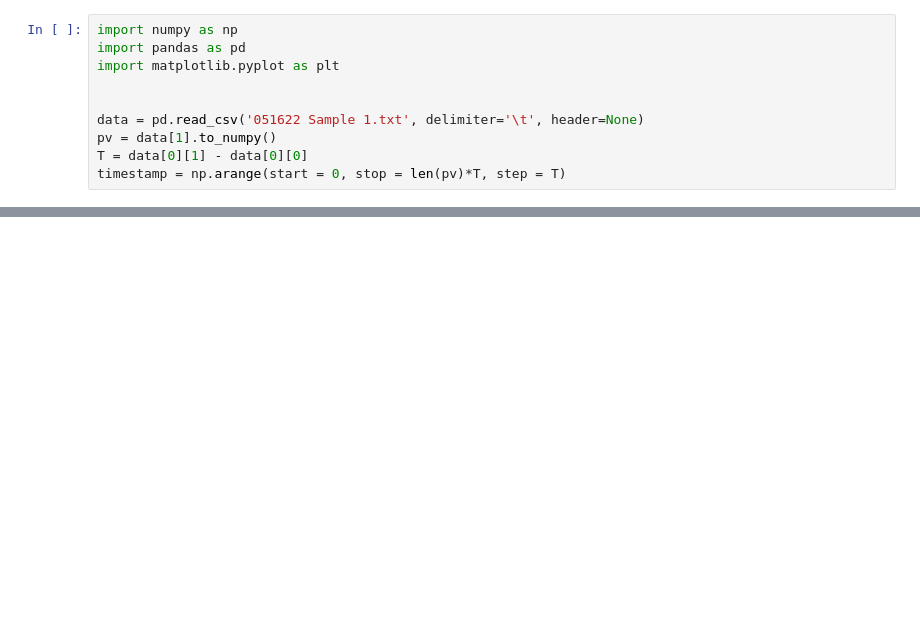
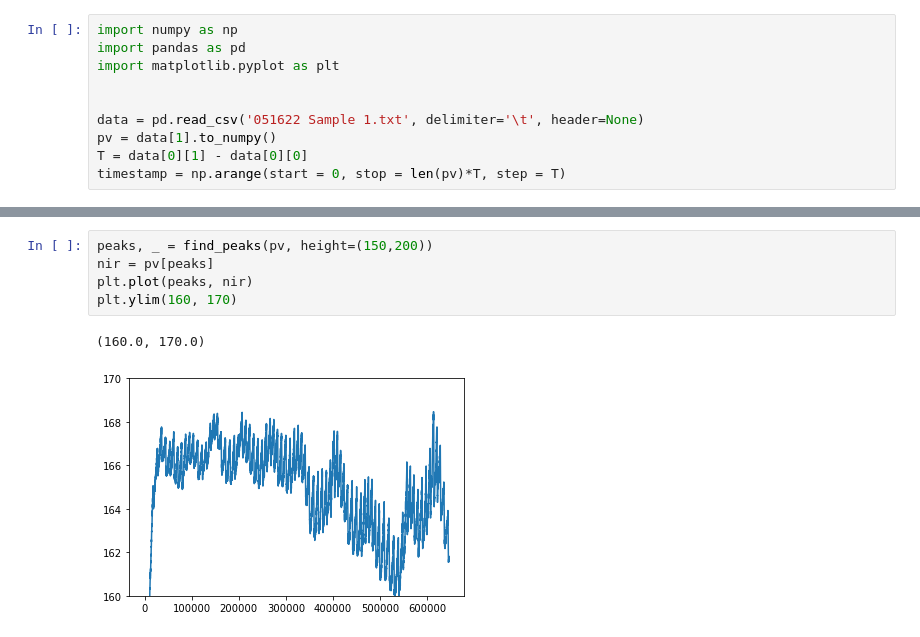
Before and after one commit to Zehao-x/diabetes_classification, a Jupyter notebook: project1.ipynb, the cells around one changed output, grey strips where cells are left out. Saved outputs shown, nothing was run; the diff lists cells and outputs as text; blank space fills up the shorter version.

```diff
--- a/project1.ipynb
+++ b/project1.ipynb
@@ -16,0 +33,8 @@ plt.xlim(0, 100*T)
+# %%
+peaks, _ = find_peaks(pv, height=(150,200))
+nir = pv[peaks]
+plt.plot(peaks, nir)
+plt.ylim(160, 170)
+# %% [output]
+(160.0, 170.0)
+[figure, added]
```
Also changed, not shown: parts of 2 cells of this notebook.
